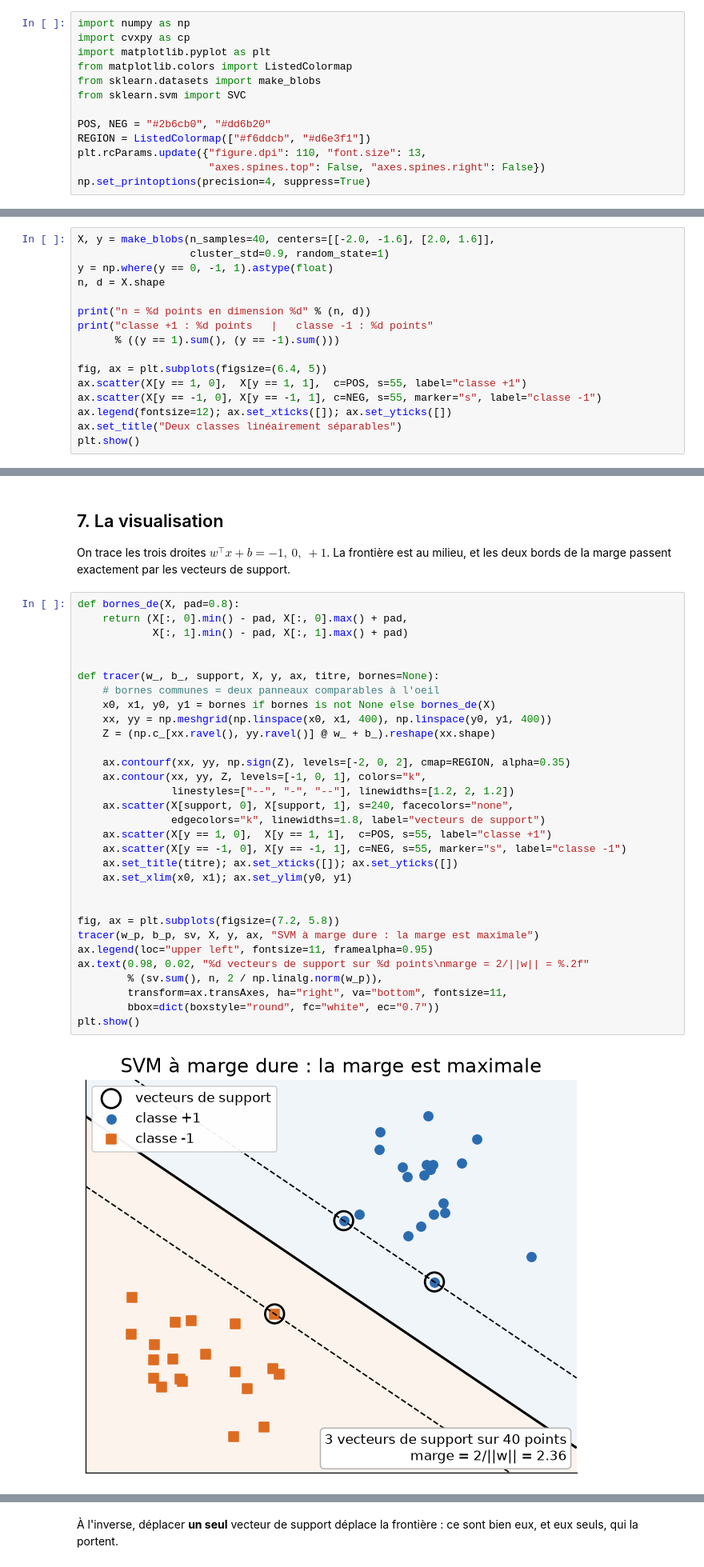
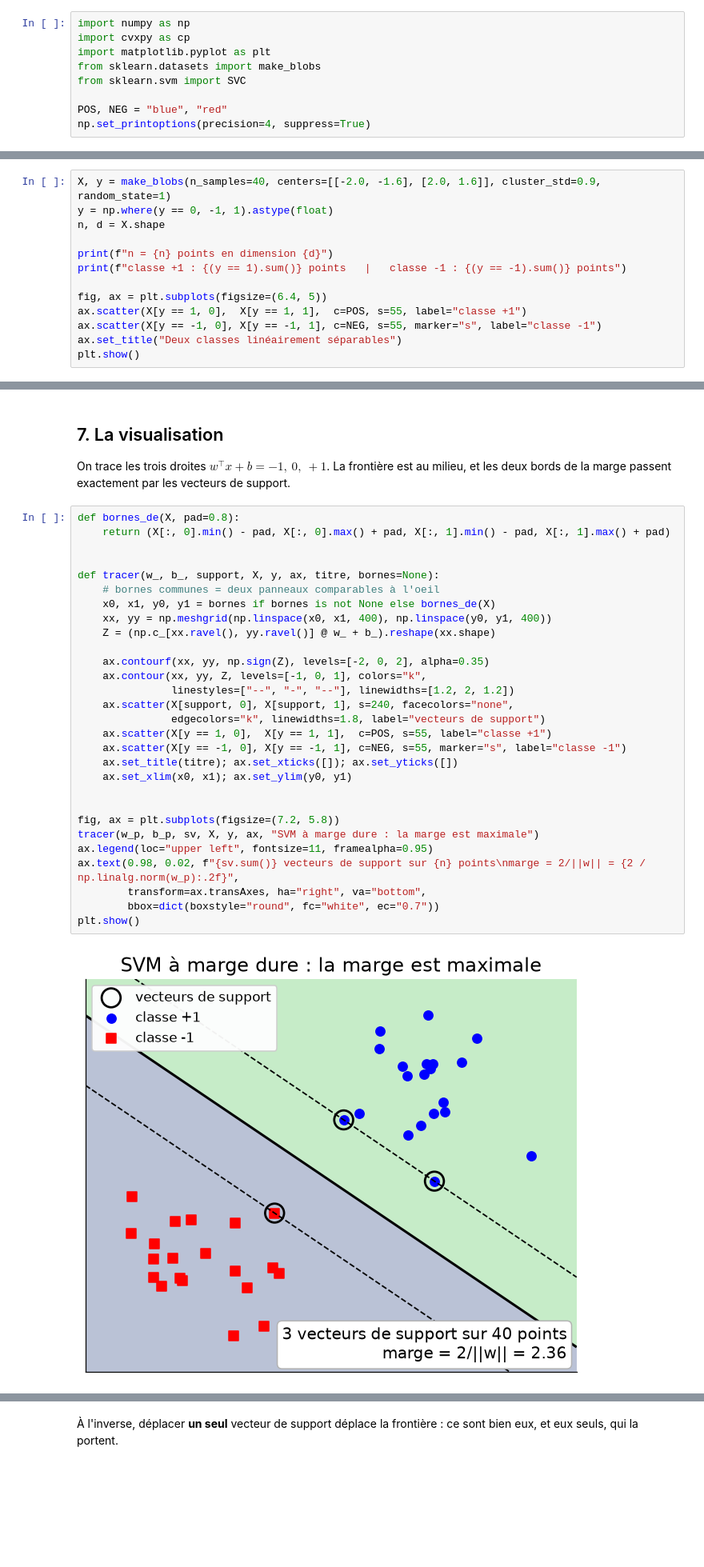
Before and after one commit to Doba97/svm-optimisation-sous-contraintes, a Jupyter notebook: SVM.ipynb, the cells around one changed output, grey strips where cells are left out. Shown at 80% size. Drawn from its saved outputs; the diff is of its cells as text; blank space fills up the shorter version.

```diff
--- a/SVM.ipynb
+++ b/SVM.ipynb
@@ -13,14 +13,10 @@ Cette partie fait tourner tout cela. Nous allons :
 import numpy as np
 import cvxpy as cp
 import matplotlib.pyplot as plt
-from matplotlib.colors import ListedColormap
 from sklearn.datasets import make_blobs
 from sklearn.svm import SVC
 
-POS, NEG = "#2b6cb0", "#dd6b20"
-REGION = ListedColormap(["#f6ddcb", "#d6e3f1"])
-plt.rcParams.update({"figure.dpi": 110, "font.size": 13,
-                     "axes.spines.top": False, "axes.spines.right": False})
+POS, NEG = "blue", "red"
 np.set_printoptions(precision=4, suppress=True)
 # %% [markdown]
 ## 1. Des données linéairement séparables
@@ -31,17 +25,14 @@ assez peu pour qu'on puisse les compter à l'œil.
 # %%
-X, y = make_blobs(n_samples=40, centers=[[-2.0, -1.6], [2.0, 1.6]],
-                  cluster_std=0.9, random_state=1)
+X, y = make_blobs(n_samples=40, centers=[[-2.0, -1.6], [2.0, 1.6]], cluster_std=0.9, random_state=1)
 y = np.where(y == 0, -1, 1).astype(float)
 n, d = X.shape
 
-print("n = %d points en dimension %d" % (n, d))
-print("classe +1 : %d points   |   classe -1 : %d points"
-      % ((y == 1).sum(), (y == -1).sum()))
+print(f"n = {n} points en dimension {d}")
+print(f"classe +1 : {(y == 1).sum()} points   |   classe -1 : {(y == -1).sum()} points")
 
 fig, ax = plt.subplots(figsize=(6.4, 5))
 ax.scatter(X[y == 1, 0],  X[y == 1, 1],  c=POS, s=55, label="classe +1")
 ax.scatter(X[y == -1, 0], X[y == -1, 1], c=NEG, s=55, marker="s", label="classe -1")
-ax.legend(fontsize=12); ax.set_xticks([]); ax.set_yticks([])
 ax.set_title("Deux classes linéairement séparables")
 plt.show()
 # %% [output]
@@ -244,37 +237,35 @@ On trace les trois droites $w^\top x + b = -1,\ 0,\ +1$. La frontière est au mi
 deux bords de la marge passent exactement par les vecteurs de support.
 # %%
 def bornes_de(X, pad=0.8):
-    return (X[:, 0].min() - pad, X[:, 0].max() + pad,
-            X[:, 1].min() - pad, X[:, 1].max() + pad)
+    return (X[:, 0].min() - pad, X[:, 0].max() + pad, X[:, 1].min() - pad, X[:, 1].max() + pad)
 
 
 def tracer(w_, b_, support, X, y, ax, titre, bornes=None):
     # bornes communes = deux panneaux comparables à l'oeil
     x0, x1, y0, y1 = bornes if bornes is not None else bornes_de(X)
     xx, yy = np.meshgrid(np.linspace(x0, x1, 400), np.linspace(y0, y1, 400))
     Z = (np.c_[xx.ravel(), yy.ravel()] @ w_ + b_).reshape(xx.shape)
 
-    ax.contourf(xx, yy, np.sign(Z), levels=[-2, 0, 2], cmap=REGION, alpha=0.35)
+    ax.contourf(xx, yy, np.sign(Z), levels=[-2, 0, 2], alpha=0.35)
     ax.contour(xx, yy, Z, levels=[-1, 0, 1], colors="k",
                linestyles=["--", "-", "--"], linewidths=[1.2, 2, 1.2])
     ax.scatter(X[support, 0], X[support, 1], s=240, facecolors="none",
                edgecolors="k", linewidths=1.8, label="vecteurs de support")
     ax.scatter(X[y == 1, 0],  X[y == 1, 1],  c=POS, s=55, label="classe +1")
     ax.scatter(X[y == -1, 0], X[y == -1, 1], c=NEG, s=55, marker="s", label="classe -1")
     ax.set_title(titre); ax.set_xticks([]); ax.set_yticks([])
     ax.set_xlim(x0, x1); ax.set_ylim(y0, y1)
 
 
 fig, ax = plt.subplots(figsize=(7.2, 5.8))
 tracer(w_p, b_p, sv, X, y, ax, "SVM à marge dure : la marge est maximale")
 ax.legend(loc="upper left", fontsize=11, framealpha=0.95)
-ax.text(0.98, 0.02, "%d vecteurs de support sur %d points\nmarge = 2/||w|| = %.2f"
-        % (sv.sum(), n, 2 / np.linalg.norm(w_p)),
-        transform=ax.transAxes, ha="right", va="bottom", fontsize=11,
+ax.text(0.98, 0.02, f"{sv.sum()} vecteurs de support sur {n} points\nmarge = 2/||w|| = {2 / np.linalg.norm(w_p):.2f}",
+        transform=ax.transAxes, ha="right", va="bottom",
         bbox=dict(boxstyle="round", fc="white", ec="0.7"))
 plt.show()
 # %% [output]
-[figure, old version]
+[figure, new version]
 # %% [markdown]
 ## 8. La démonstration : seuls les vecteurs de support comptent
 
```
Also changed, not shown: parts of 14 cells of this notebook, 1 other file.
